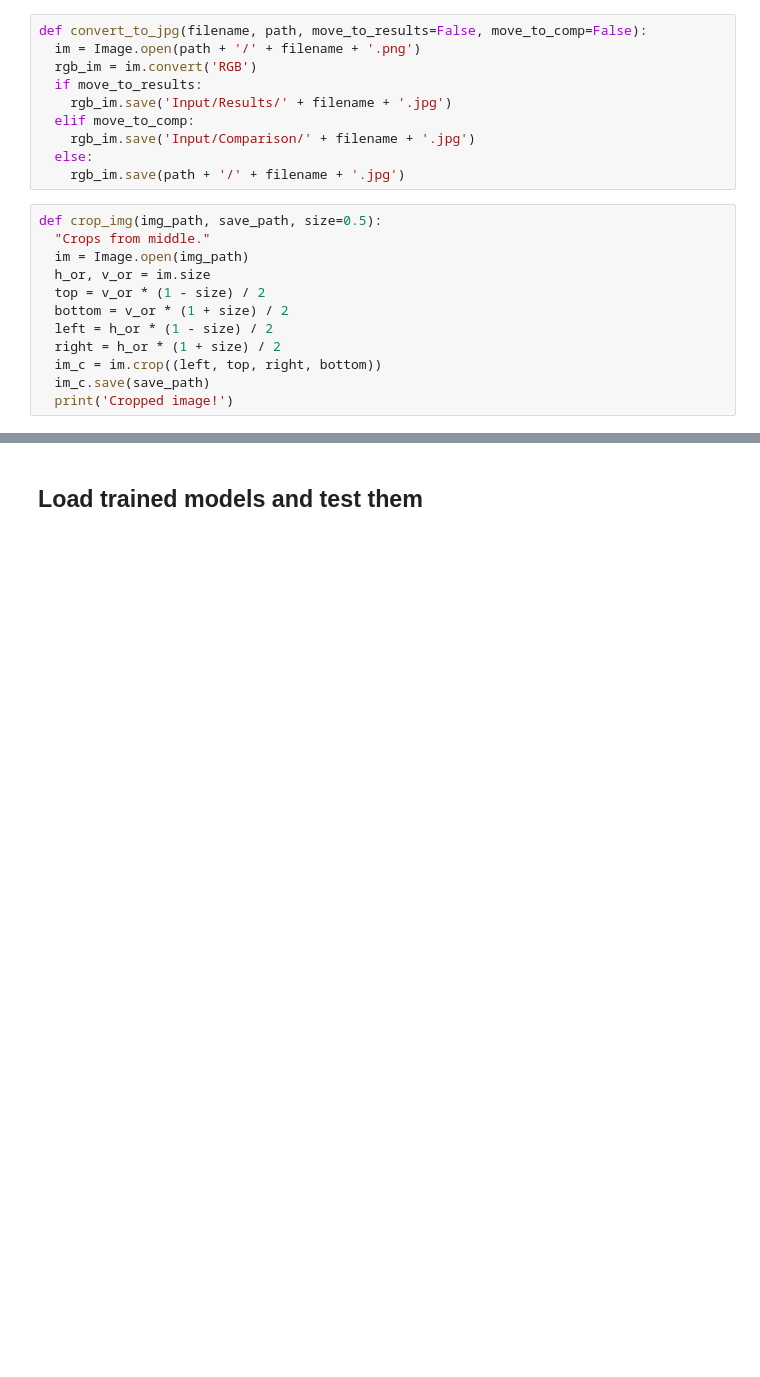
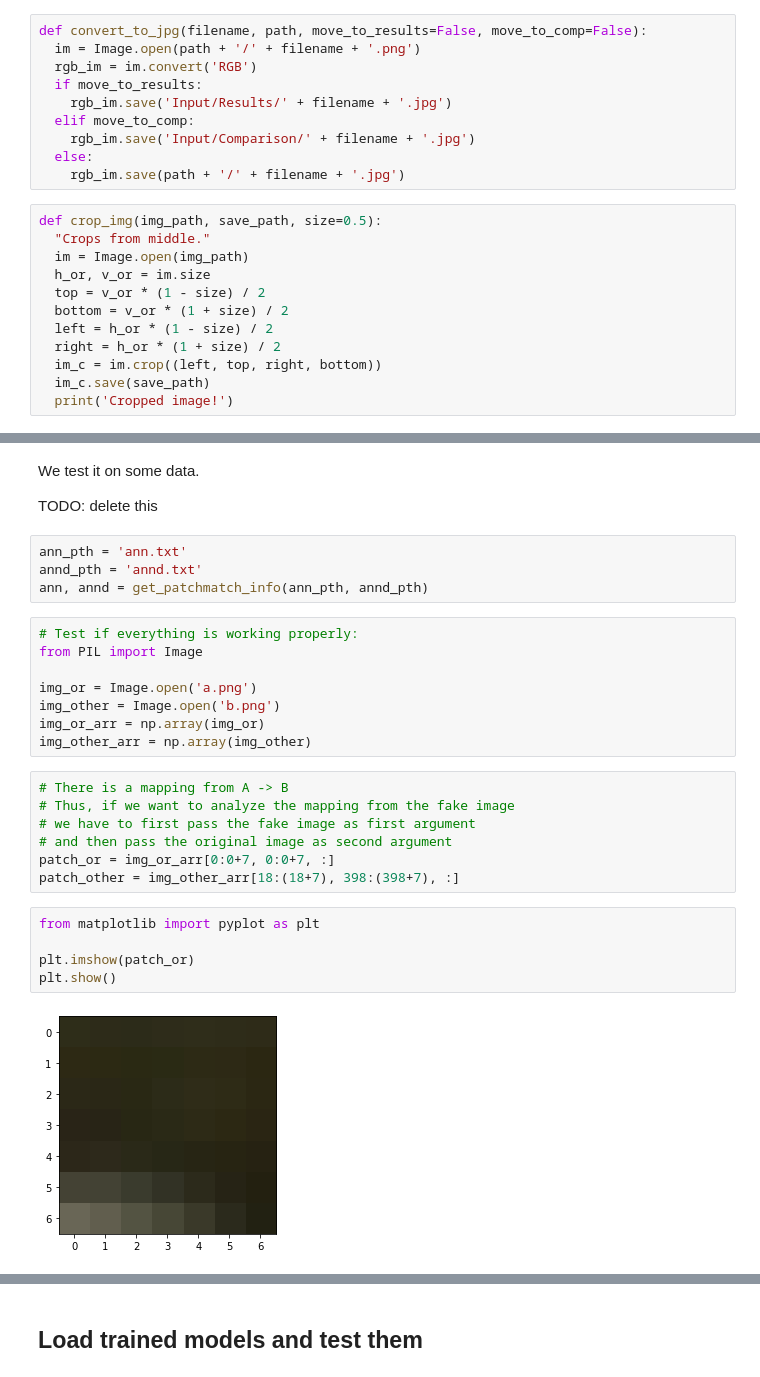
Before and after one commit to aliciafmachado/texture_singan, a Jupyter notebook: SinGAN_Alicia.ipynb, the cells around one changed output, grey strips where cells are left out. Saved outputs shown, nothing was run; the diff lists cells and outputs as text; blank space fills up the shorter version.

```diff
--- a/SinGAN_Alicia.ipynb
+++ b/SinGAN_Alicia.ipynb
@@ -119,0 +148,30 @@ Cropped image!
+# %% [markdown]
+We test it on some data.
+
+TODO: delete this
+# %%
+ann_pth = 'ann.txt'
+annd_pth = 'annd.txt'
+ann, annd = get_patchmatch_info(ann_pth, annd_pth)
+# %%
+# Test if everything is working properly:
+from PIL import Image
+
+img_or = Image.open('a.png')
+img_other = Image.open('b.png')
+img_or_arr = np.array(img_or)
+img_other_arr = np.array(img_other)
+# %%
+# There is a mapping from A -> B
+# Thus, if we want to analyze the mapping from the fake image
+# we have to first pass the fake image as first argument
+# and then pass the original image as second argument
+patch_or = img_or_arr[0:0+7, 0:0+7, :]
+patch_other = img_other_arr[18:(18+7), 398:(398+7), :]
+# %%
+from matplotlib import pyplot as plt
+
+plt.imshow(patch_or)
+plt.show()
+# %% [output]
+[figure, added]
```
Also changed, not shown: parts of 8 cells of this notebook.
